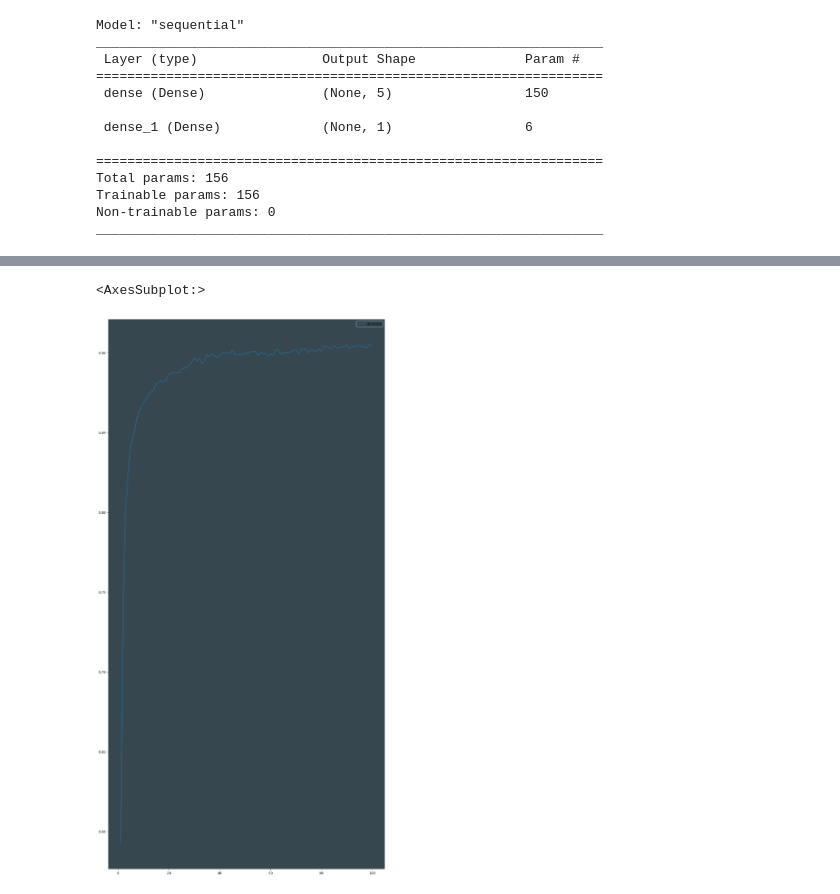
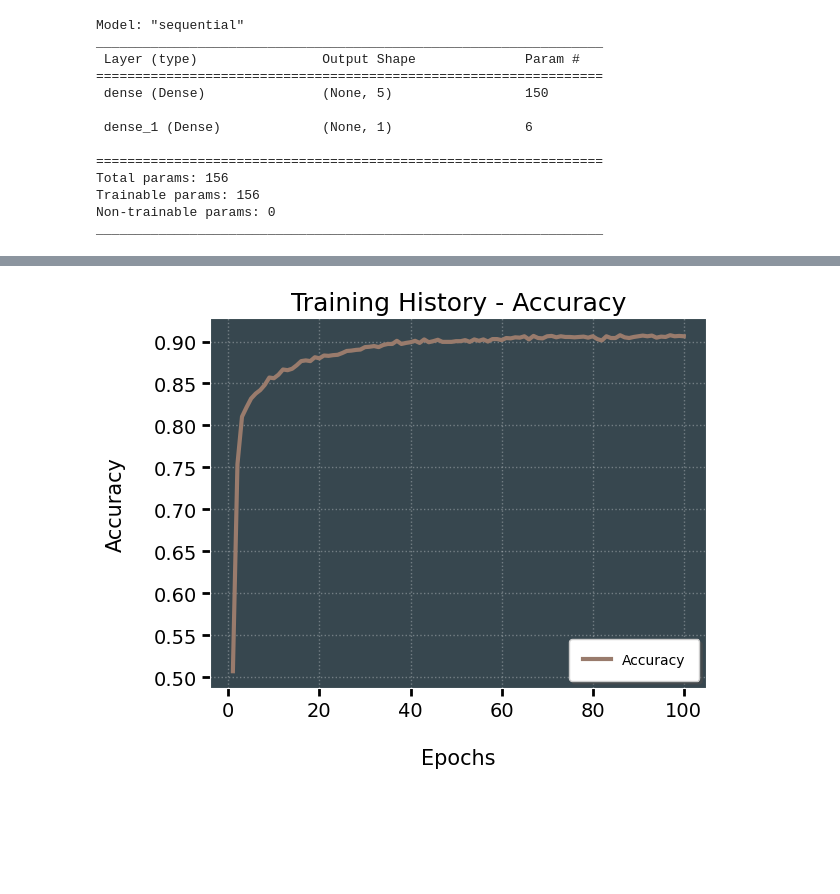
Before and after one commit to pbhan710/project04-group10, a Jupyter notebook: ml.ipynb, the cells around one changed output, grey strips where cells are left out. Cells and saved outputs as stored; diff of their text form; code cells hidden in the pictures; blank space fills up the shorter version.

```diff
--- a/ml.ipynb
+++ b/ml.ipynb
@@ -147,4 +148,10 @@ confusion_matrix(y, clf.predict(X))
 # %% [output]
 array([[1063,  415],
        [ 142, 1580]], dtype=int64)
+# %%
+# Chart formatting
+cmap = matplotlib.colors.LinearSegmentedColormap.from_list("", ["#37474F","#4F3F37","#997B6C"])
+plt.rcParams.update({
+                     "axes.facecolor" : "#37474F",
+                     "axes.edgecolor":  "white"})
 # %%
@@ -202,21 +193,19 @@ pandas.core.frame.DataFrame
 features = clf.feature_importances_
 print(features)
 
+fig = plt.figure()
 plt.figure(figsize=(8,12))
-plt.barh(y = range(len(features)), width=features,height=.7,tick_label=X.columns, align="edge")
+plt.barh(y=range(len(features)),width=features,height=.8,tick_label=X.columns,\
+        color="#997B6C",edgecolor="white")
 
-plt.rcParams.update({"figure.figsize" : (15,30),
-                     "axes.facecolor" : "#37474F",
-                     "axes.edgecolor":  "white"})
 plt.title('Feature Importance',color="white",fontsize=30)
-plt.xlabel('Feature Importance',color="white",fontsize=20)
-plt.ylabel('Features',color="white",fontsize=20)
-plt.tick_params(axis='both', direction='out', length=6, width=2, labelcolor='black', colors='white',)
+# plt.xlabel('Feature Importance',color="white",fontsize=20,labelpad=30)
+plt.ylabel('Features',color="white",fontsize=20,labelpad=30)
+plt.tick_params(axis='both', direction='out', length=6, width=2, labelcolor='black', colors='black',)
 plt.xticks(fontsize=14)
 plt.yticks(fontsize=14)
 
-# plt.yticks(rotation=90)
-plt.savefig('images/feature_importance.png', facecolor='#37474F')
+# plt.savefig('images/feature_importance.png', facecolor='#37474F',dpi=1200,bbox_inches='tight')
 plt.show()
 # %% [output]
 [0.00429921 0.03922752 0.00317203 0.21109857 0.03686654 0.06973562
@@ -347,8 +350,20 @@ history_df.plot(y="loss")
 # %%
-history_df.plot(y="accuracy")
+history_df.plot(y="accuracy",color="#997B6C",linewidth=3)
+
+plt.title('Training History - Accuracy',color="black",fontsize=18)
+plt.ylabel('Accuracy',color="black",fontsize=15,labelpad=20)
+plt.xlabel('Epochs',color="black",fontsize=15,labelpad=20)
+plt.tick_params(axis='both', direction='out', length=6, width=2, labelcolor='black', colors='black',)
+plt.xticks(fontsize=14)
+plt.yticks(fontsize=14)
+plt.grid(color='white', alpha=0.3, linestyle=':', linewidth=1)
+plt.legend(['Accuracy'], loc='best',facecolor='white',\
+           fancybox=True, framealpha=1, shadow=True, borderpad=1,prop={'size': 10})
+
+# plt.savefig('images/TrainingAccuracy.png', facecolor='#37474F',dpi=1200,bbox_inches='tight')
+plt.show()
 # %% [output]
-<AxesSubplot:>
-[figure, old version]
+[figure, new version]
 # %%
 model_loss, model_accuracy = nn_model.evaluate(X_test_scaled,y_test,verbose=2)
 print(f"Loss: {model_loss}, Accuracy: {model_accuracy}")
```
Also changed, not shown: parts of 9 cells of this notebook.
